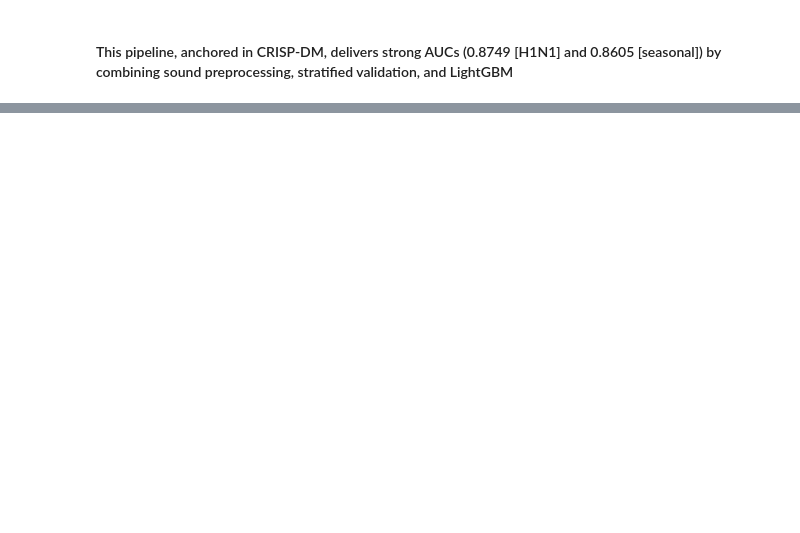
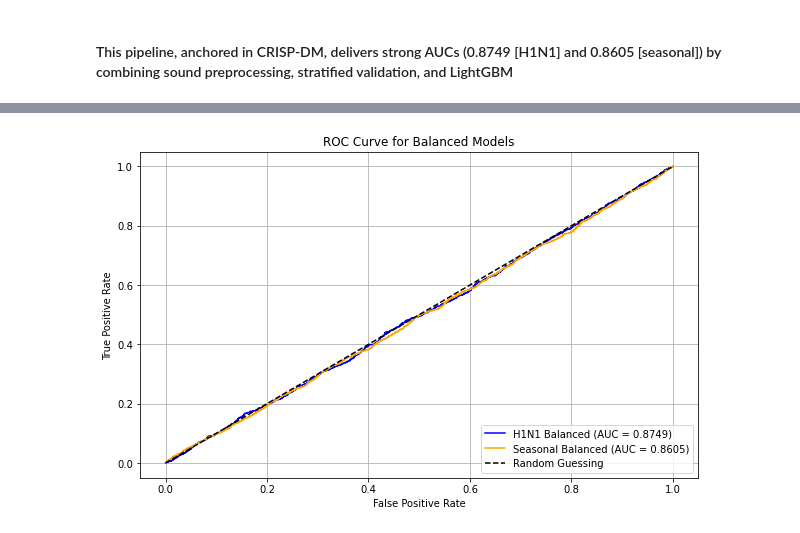
Before and after one commit to EdgarSoudie/Flu-Shot-Learning, a Jupyter notebook: Flu_Shot_Learning.ipynb, the cells around one changed output, grey strips where cells are left out. Saved outputs shown, nothing was run; the diff lists cells and outputs as text; code cells hidden in the pictures; blank space fills up the shorter version.

```diff
--- a/Flu_Shot_Learning.ipynb
+++ b/Flu_Shot_Learning.ipynb
@@ -619,0 +693,23 @@ Submission file created: submission.csv
+# %%
+plt.figure(figsize=(10, 6))
+
+# Plot ROC curve for H1N1 balanced model
+plt.plot(fpr_lgbm_balanced, tpr_lgbm_balanced, label=f'H1N1 Balanced (AUC = {auc_h1n1_balanced:.4f})', color='blue')
+
+# Plot ROC curve for Seasonal balanced model
+plt.plot(fpr_lgbm_seasonal_balanced, tpr_lgbm_seasonal_balanced, label=f'Seasonal Balanced (AUC = {auc_seasonal_balanced:.4f})', color='orange')
+
+# Plot diagonal line for random guessing
+plt.plot([0, 1], [0, 1], 'k--', label='Random Guessing')
+
+# Add labels, title, and legend
+plt.xlabel('False Positive Rate')
+plt.ylabel('True Positive Rate')
+plt.title('ROC Curve for Balanced Models')
+plt.legend(loc='lower right')
+plt.grid()
+
+# Show the plot
+plt.show()
+# %% [output]
+[figure, added]
```
Also changed, not shown: parts of 4 cells of this notebook, 1 other file.
